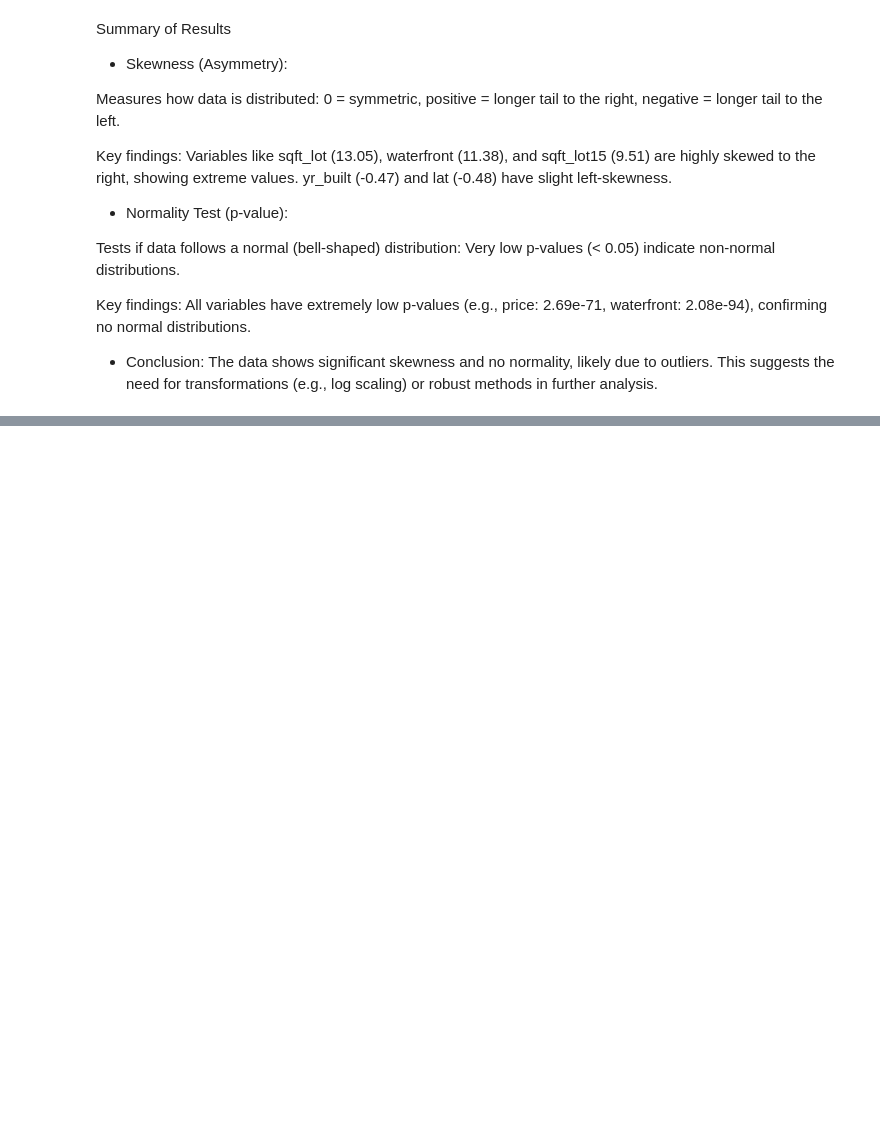
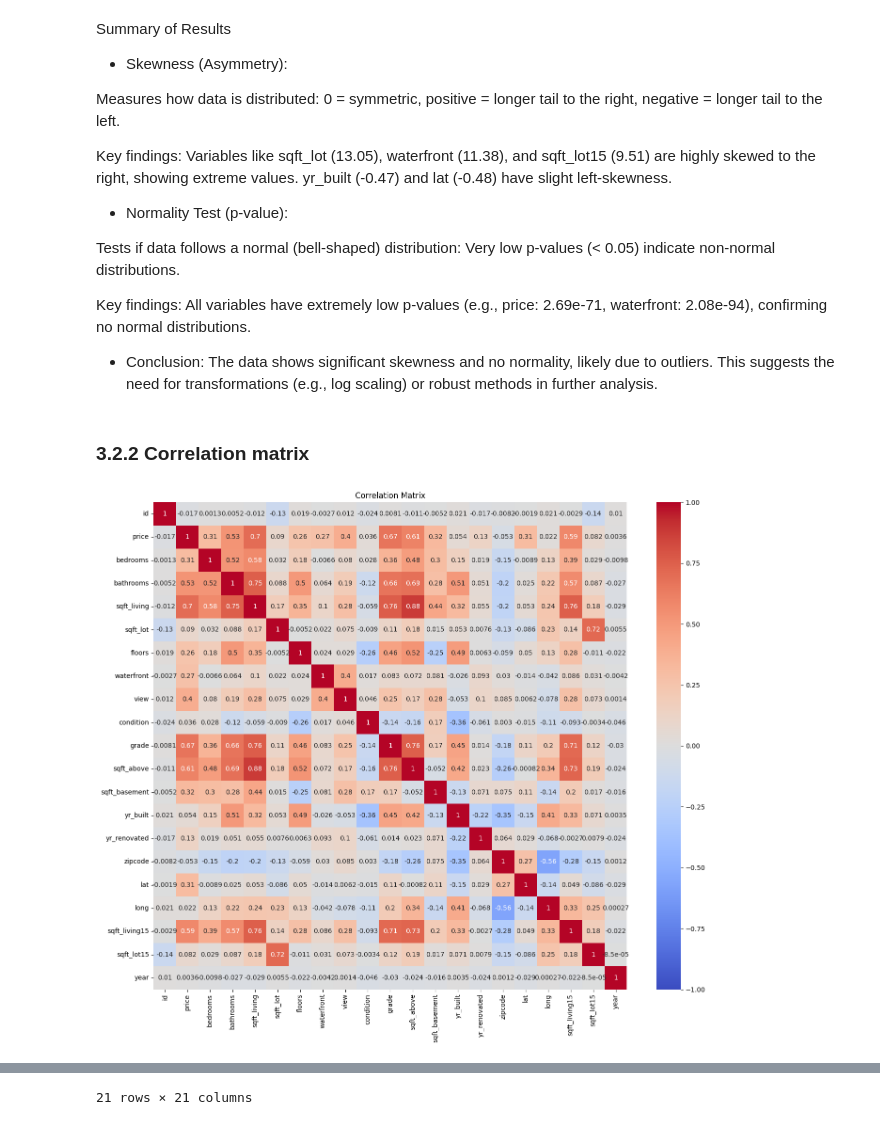
Before and after one commit to Mnr04/Kaggle_Projects, a Jupyter notebook: House_Price_Prediction.ipynb, the cells around one changed output, grey strips where cells are left out. Saved outputs shown, nothing was run; the diff lists cells and outputs as text; code cells hidden in the pictures; blank space fills up the shorter version.

```diff
--- a/House_Price_Prediction.ipynb
+++ b/House_Price_Prediction.ipynb
@@ -40,4 +41,4 @@ from scipy.stats import skew, shapiro
 # %%
 #Import data
-df = pd.read_csv('Dataset/kc_house_data.csv')
+df = pd.read_csv('ML/Dataset/kc_house_data.csv')
 # %% [markdown]
@@ -221,3 +224,5 @@ All variables have extremely low p-values (e.g., price: 2.69e-71, waterfront: 2.
 
 - Conclusion:
 The data shows significant skewness and no normality, likely due to outliers. This suggests the need for transformations (e.g., log scaling) or robust methods in further analysis.
+# %% [markdown]
+### 3.2.2 Correlation matrix
@@ -223,0 +231,39 @@ The data shows significant skewness and no normality, likely due to outliers. Th
+# %%
+df['year'] = pd.to_datetime(df['date'].str[:4], format='%Y')
+df['year'] = df['year'].dt.year
+df = df.drop(columns=['date'])
+# %%
+def create_correlation_matrix(dataframe):
+    """
+    Generates a correlation matrix with heatmap
+
+    Parameters:
+    - dataframe: Pandas DataFrame with numerical data
+
+    Returns:
+    - Correlation matrix
+    - Heatmap visualization
+    """
+    # Calculate correlation matrix
+    correlation_matrix = dataframe.corr()
+
+    # Configure figure
+    plt.figure(figsize=(14, 12))
+
+    # Create heatmap
+    sns.heatmap(correlation_matrix,
+                annot=True,  # Display correlation values
+                cmap='coolwarm',  # Color palette
+                center=0,  # Center color at 0
+                vmin=-1,
+                vmax=1)
+
+    plt.title('Correlation Matrix')
+    plt.tight_layout()
+    plt.show()
+
+    return correlation_matrix
+# %%
+create_correlation_matrix(df)
+# %% [output]
+[figure, added]
@@ -223,0 +287 @@ The data shows significant skewness and no normality, likely due to outliers. Th
+21 rows × 21 columns
```
Also changed, not shown: parts of 20 cells of this notebook.
